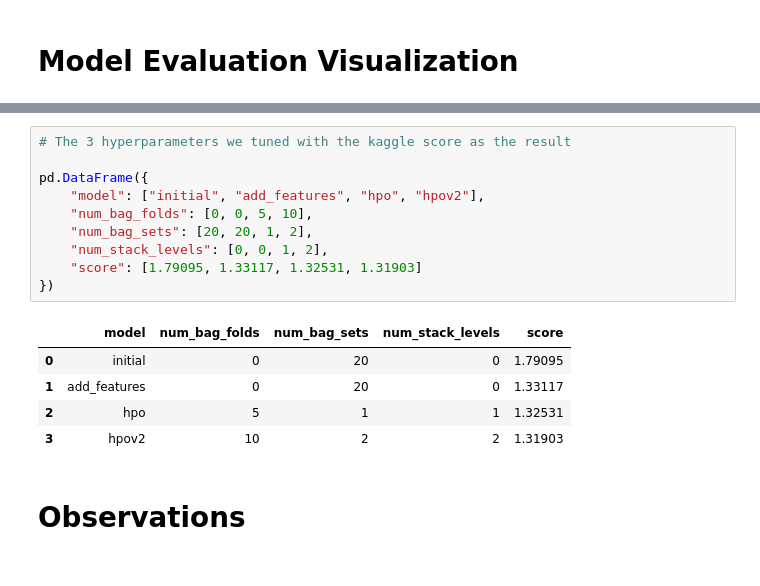
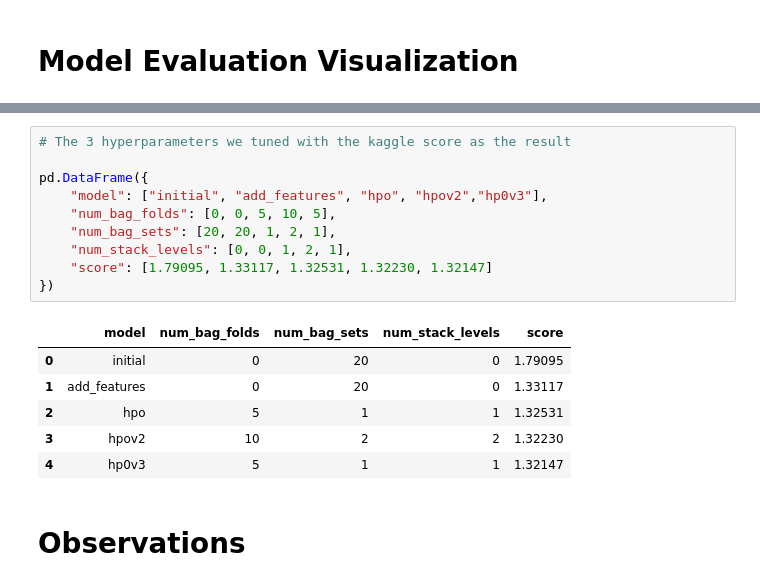
Before and after one commit to soumiyamathur/udacity-aws-ml-bikesharing-autogluon, a Jupyter notebook: project_notebook.ipynb, the cells around one changed output, grey strips where cells are left out. Cells and saved outputs as stored; diff of their text form.

```diff
--- a/project_notebook.ipynb
+++ b/project_notebook.ipynb
@@ -854,19 +973,20 @@ fig.savefig('model_train_score.png')
 # %%
 # The 3 hyperparameters we tuned with the kaggle score as the result
 
 pd.DataFrame({
-    "model": ["initial", "add_features", "hpo", "hpov2"],
-    "num_bag_folds": [0, 0, 5, 10],
-    "num_bag_sets": [20, 20, 1, 2],
-    "num_stack_levels": [0, 0, 1, 2],
-    "score": [1.79095, 1.33117, 1.32531, 1.31903]
+    "model": ["initial", "add_features", "hpo", "hpov2","hp0v3"],
+    "num_bag_folds": [0, 0, 5, 10, 5],
+    "num_bag_sets": [20, 20, 1, 2, 1],
+    "num_stack_levels": [0, 0, 1, 2, 1],
+    "score": [1.79095, 1.33117, 1.32531, 1.32230, 1.32147]
 })
 # %% [output]
 |  | model | num_bag_folds | num_bag_sets | num_stack_levels | score |
 | 0 | initial | 0 | 20 | 0 | 1.79095 |
 | 1 | add_features | 0 | 20 | 0 | 1.33117 |
 | 2 | hpo | 5 | 1 | 1 | 1.32531 |
-| 3 | hpov2 | 10 | 2 | 2 | 1.31903 |
+| 3 | hpov2 | 10 | 2 | 2 | 1.32230 |
+| 4 | hp0v3 | 5 | 1 | 1 | 1.32147 |
 # %% [markdown]
 # Observations
 # %% [markdown]
```
Also changed, not shown: parts of 30 cells of this notebook, 1 other file.
